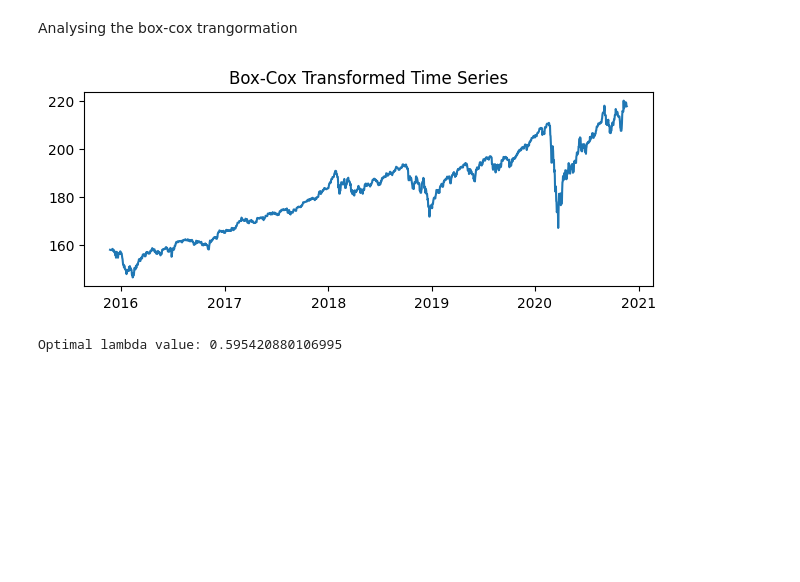
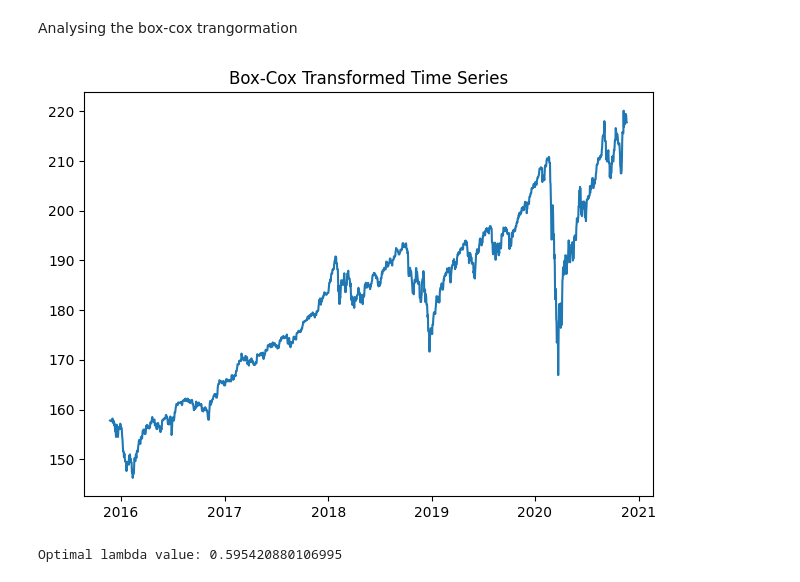
Before and after one commit to TheNoobGoda/time_series_project, a Jupyter notebook: yahoo_stock.ipynb, the cells around one changed output. Cells and saved outputs as stored; diff of their text form; code cells hidden in the pictures; blank space fills up the shorter version.

```diff
--- a/yahoo_stock.ipynb
+++ b/yahoo_stock.ipynb
@@ -157,14 +191,13 @@ Analysing the box-cox trangormation
 # %%
 transformed_values, lambda_value = boxcox(df['High'])
 
-plt.subplot(2, 1, 2)
 plt.plot(df.index, transformed_values)
 plt.title('Box-Cox Transformed Time Series')
 
 plt.tight_layout()
 plt.show()
 
 print(f'Optimal lambda value: {lambda_value}')
 # %% [output]
-[figure, old version]
+[figure, new version]
 Optimal lambda value: 0.595420880106995
```
Also changed, not shown: parts of 7 cells of this notebook.
